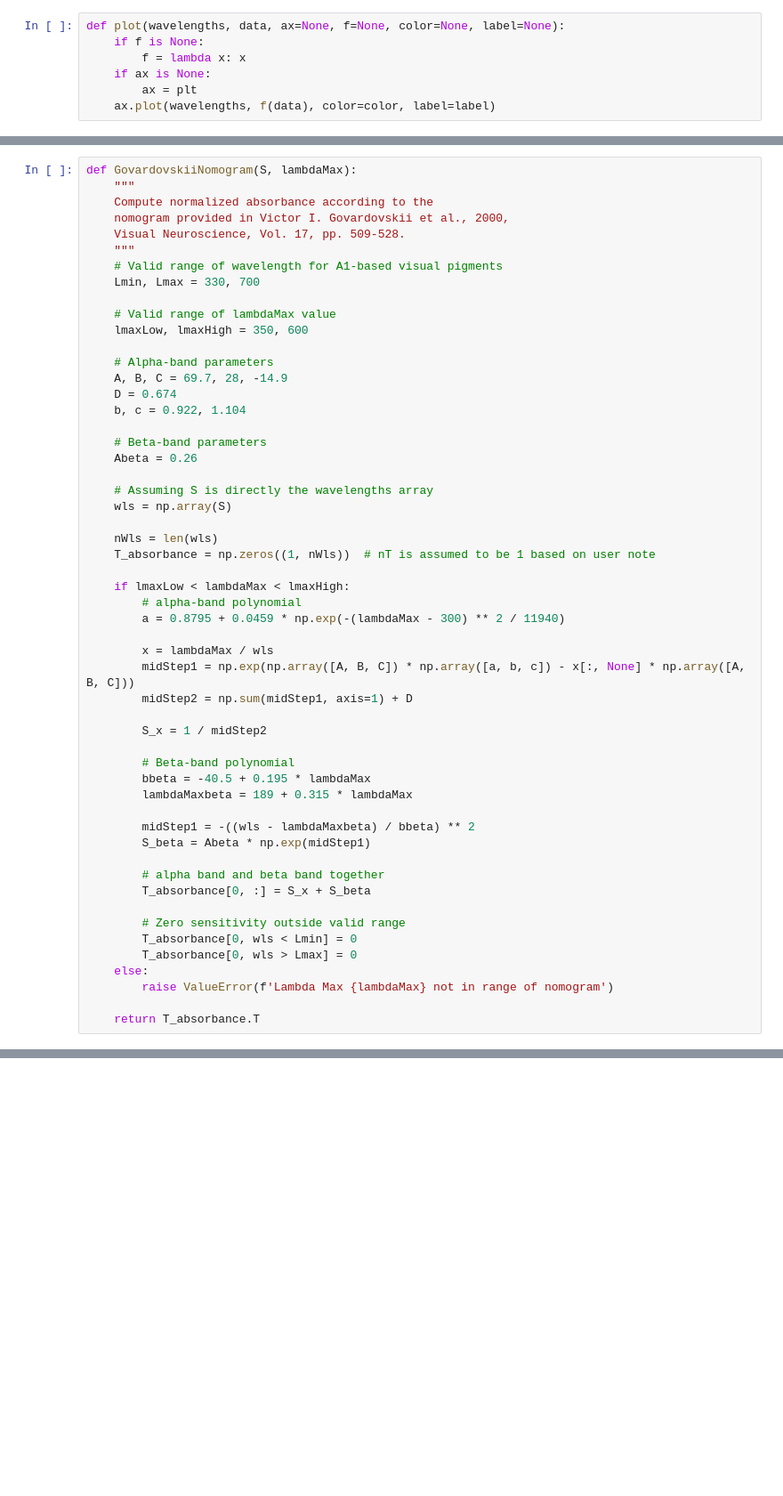
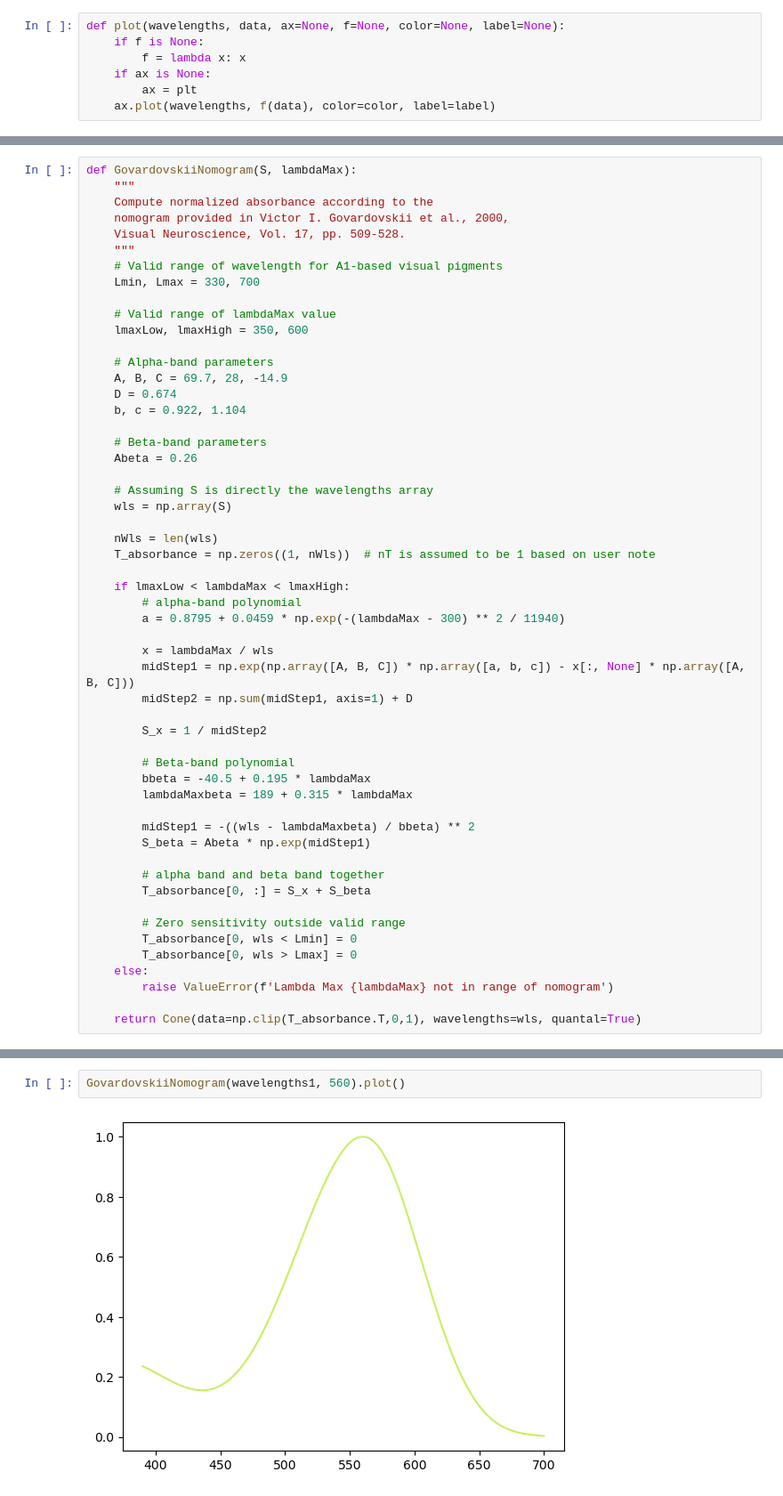
Before and after one commit to varunneal/ChromaLab, a Jupyter notebook: notebooks/exploration/nomograms.ipynb, the cells around one changed output, grey strips where cells are left out. Shown at 89% size. Saved outputs shown, nothing was run; the diff lists cells and outputs as text; blank space fills up the shorter version.

```diff
--- a/notebooks/exploration/nomograms.ipynb
+++ b/notebooks/exploration/nomograms.ipynb
@@ -105,4 +102,4 @@ def GovardovskiiNomogram(S, lambdaMax):
     else:
         raise ValueError(f'Lambda Max {lambdaMax} not in range of nomogram')
 
-    return T_absorbance.T
+    return Cone(data=np.clip(T_absorbance.T,0,1), wavelengths=wls, quantal=True)
@@ -113 +106,5 @@ plot(wavelengths1, GovardovskiiNomogram(wavelengths1, 560))
+# %%
+GovardovskiiNomogram(wavelengths1, 560).plot()
+# %% [output]
+[figure, added]
 # %%
```
Also changed, not shown: parts of 48 cells of this notebook, 7 other files.
